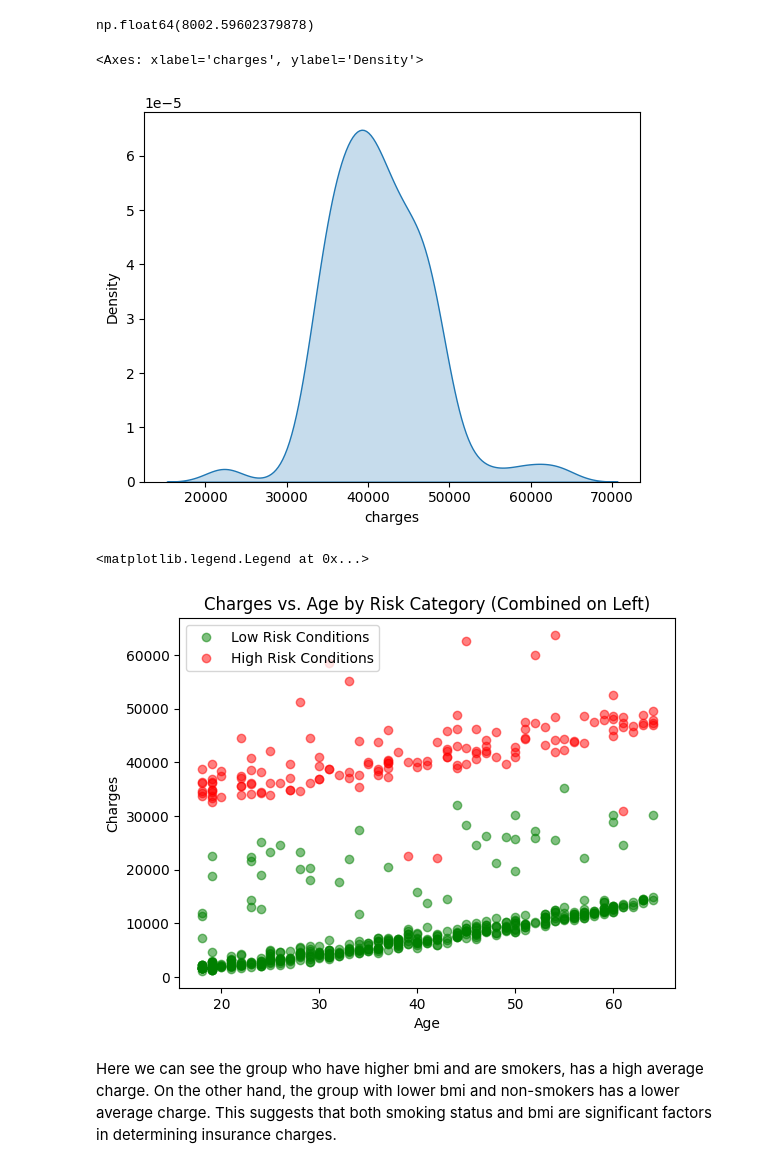
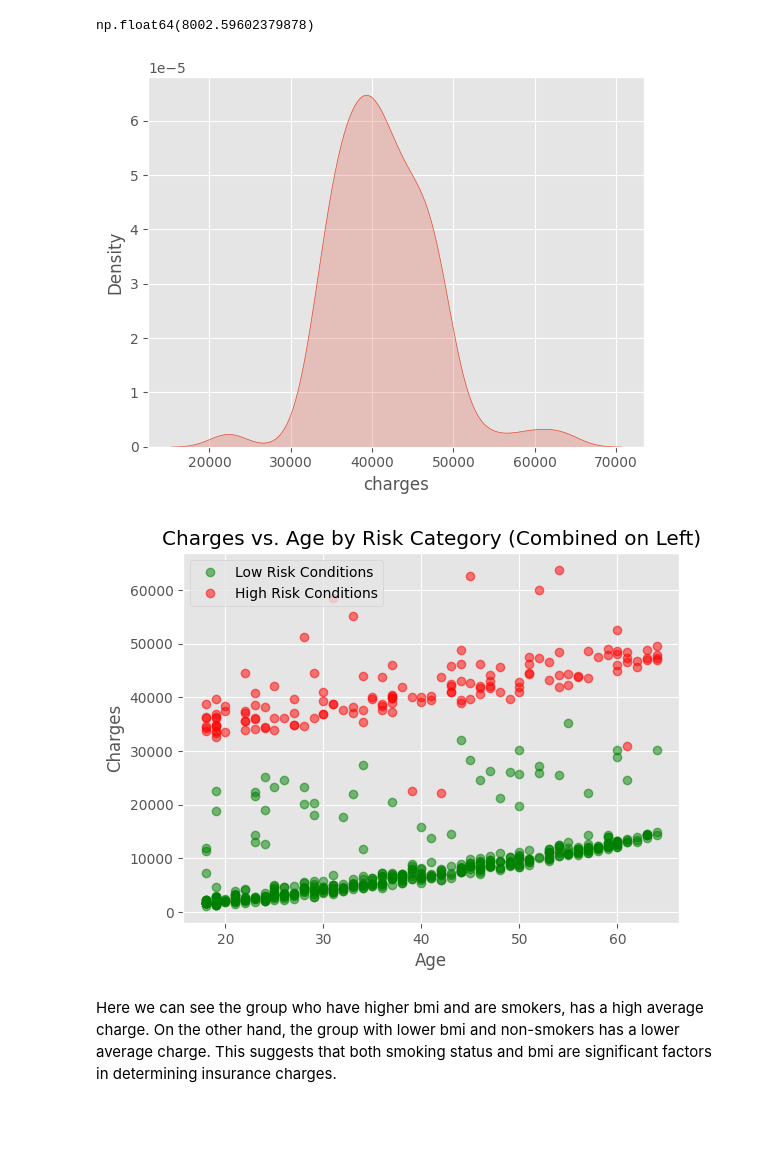
Before and after one commit to Slay-Shayer/insurance_mahbub, a Jupyter notebook: insurance.ipynb, the cells around one changed output. Cells and saved outputs as stored; diff of their text form; code cells hidden in the pictures; blank space fills up the shorter version.

```diff
--- a/insurance.ipynb
+++ b/insurance.ipynb
@@ -37,6 +37,7 @@ df.describe(include='all')
 | max | 64.000000 | NaN | 53.130000 | 5.000000 | NaN | NaN | 63770.428010 |
 # %%
 for i in df.select_dtypes('number').columns.drop(['age']):
+    plt.style.use('ggplot')
     sns.catplot(x="age", y=i, data=df, hue='smoker', kind='bar', aspect=3, errorbar=None, palette=smoker_palette)
     plt.title(f'Bar plot of {i} by age and smoker status')
     plt.xlabel('Age')
@@ -50,3 +51,5 @@ for i in df.select_dtypes('number').columns.drop(['age']):
 # %%
+plt.style.use('ggplot')
 sns.heatmap(df.select_dtypes('number').corr(), annot=True, cmap='Blues', fmt='.2f')
+plt.show()
 # %% [output]
@@ -54,0 +57,4 @@ sns.heatmap(df.select_dtypes('number').corr(), annot=True, cmap='Blues', fmt='.2
+# %%
+plt.style.use('ggplot')
+sns.pairplot(df, hue = 'region', diag_kind = 'kde', markers = ['o', 's', 'D', '^'])
+plt.show()
@@ -75,6 +83,7 @@ northwest    325
 northeast    324
 Name: count, dtype: int64
 # %%
+plt.style.use('ggplot')
 sns.histplot(data=df, x='region', hue='smoker', multiple='dodge', shrink=0.8, edgecolor='black', palette=smoker_palette)
 plt.title('Distribution of Region by Smoker Status')
 plt.xlabel('Region')
@@ -123,12 +132,14 @@ np.mean(low_risk_conditions['charges'])
 # %% [output]
 np.float64(8002.59602379878)
 # %%
+plt.style.use('ggplot')
 sns.kdeplot(data=high_risk_conditions, x='charges', fill=True)
+plt.show()
 # %% [output]
-<Axes: xlabel='charges', ylabel='Density'>
-[figure, old version]
+[figure, new version]
 # %%
 fig, ax = plt.subplots()
+plt.style.use('ggplot')
 ax.plot(low_risk_conditions['age'], low_risk_conditions['charges'],
            'o', alpha=0.5, label='Low Risk Conditions', color='green')
 ax.plot(high_risk_conditions['age'], high_risk_conditions['charges'],
@@ -137,9 +148,9 @@ ax.set_xlabel('Age')
 ax.set_ylabel('Charges')
 ax.set_title('Charges vs. Age by Risk Category (Combined on Left)')
 ax.legend()
+plt.show()
 # %% [output]
-<matplotlib.legend.Legend at 0x...>
-[figure, old version]
+[figure, new version]
 # %% [markdown]
 Here we can see the group who have higher bmi and are smokers, has a high average charge. On the other hand, the group with lower bmi and non-smokers has a lower average charge. This suggests that both smoking status and bmi are significant factors in determining insurance charges.
 # %% [markdown]
```
Also changed, not shown: parts of 7 cells of this notebook.
